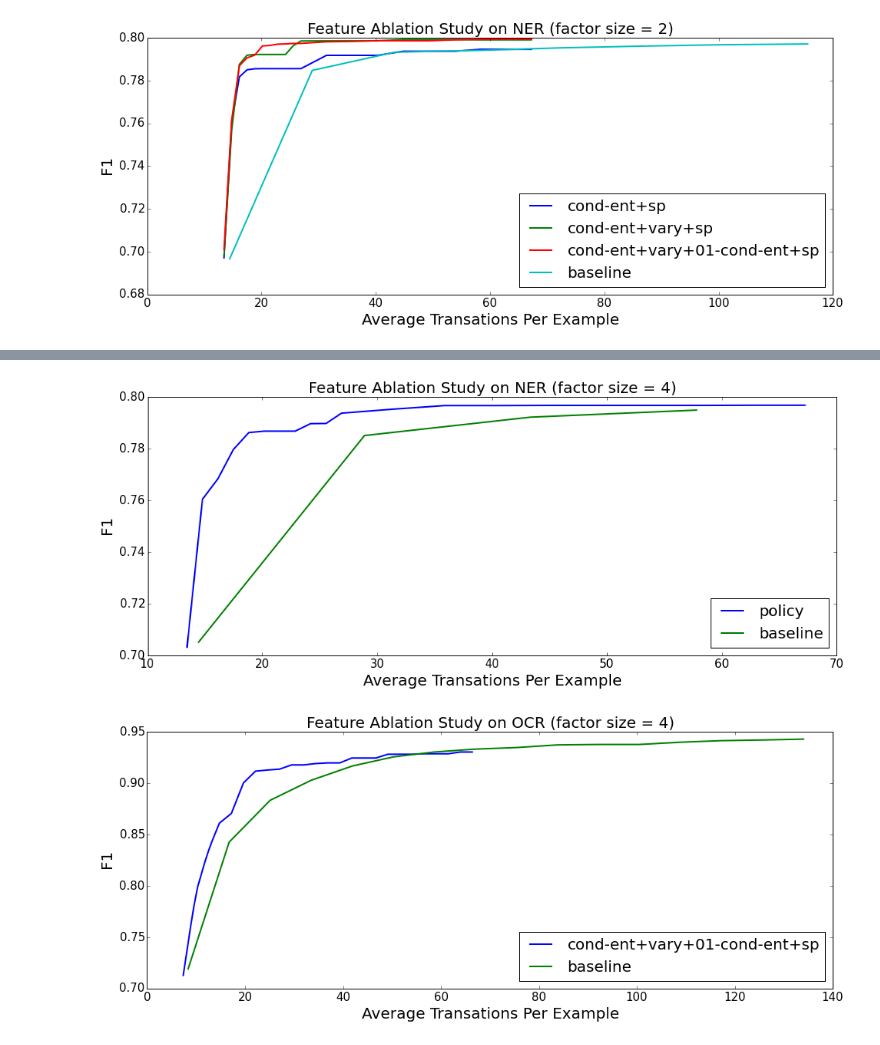
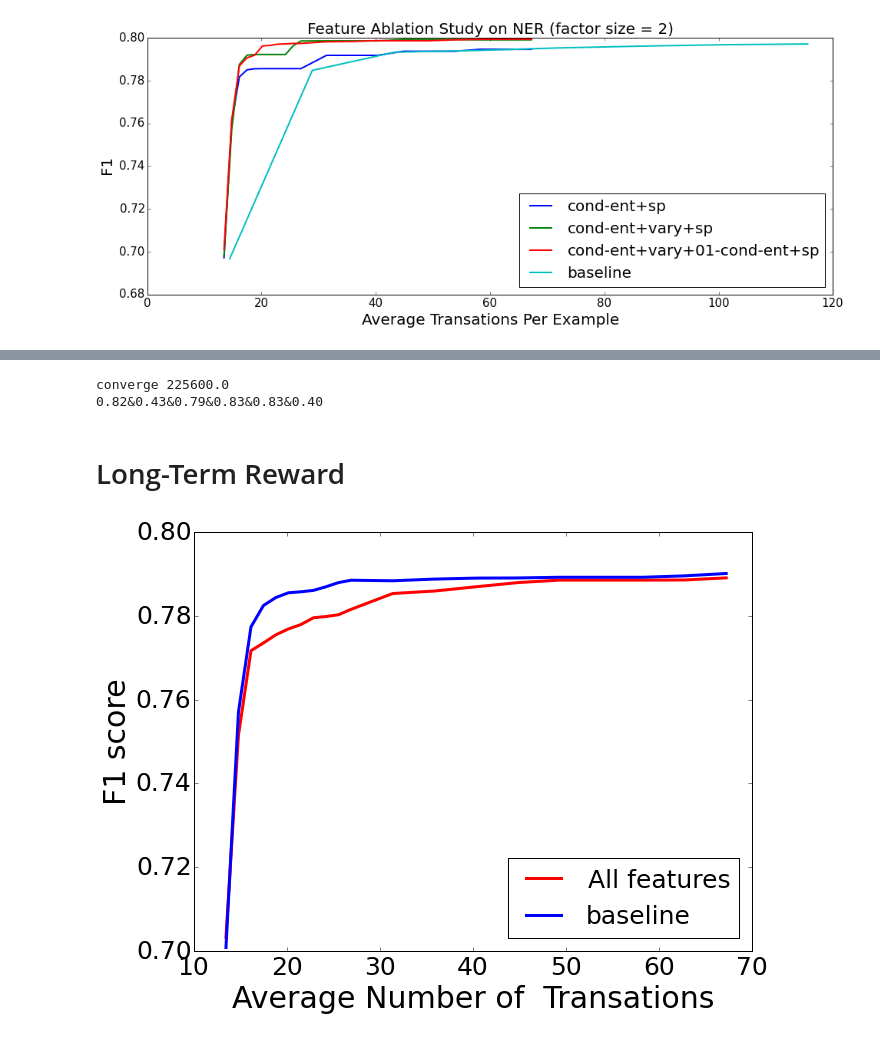
Before and after one commit to strin/HeteroSampler, a Jupyter notebook: shipping.ipynb, the cells around one changed output, grey strips where cells are left out. Saved outputs shown, nothing was run; the diff lists cells and outputs as text; code cells hidden in the pictures.

```diff
--- a/shipping.ipynb
+++ b/shipping.ipynb
@@ -65,37 +64,49 @@ The autoreload extension is already loaded. To reload it, use:
 # %% [markdown]
 # Performance with different budgets
 # %%
+import matplotlib.font_manager as fm
+fm.FontProperties(family='font.serif')
+
 def plotPerformanceWithBudgets(paths, _title, _xlabel, _ylabel,
-    _linewidth = 2.0,
+    _linewidth = 3.0,
     _labelsize = 30,
     _legendsize = 25,
     _ticksize = 25,
-    _markersize = 5):
+    _markersize = 0,
+    time_scale = 1,
+    acc_scale = 1):
     h = figure(num=None, figsize=(10, 7.5), dpi=80)
-    plot(*loadAcc(paths[0]), color='r', marker='s', markersize=_markersize, linewidth=_linewidth)
-    # plot(*loadAcc('test/ner/w2/f2/blockpolicy/oracle-nosp/0/tcall_b*/policy.xml'))
-    plot(*loadAcc(paths[1]), color='b', marker='^', markersize=_markersize, linewidth=_linewidth)
+    (time, acc) = loadAcc(paths[0])
+    plot(np.array(time) / time_scale, np.array(acc) / acc_scale, color='r', marker='s', markersize=_markersize, linewidth=_linewidth)
+    (time, acc) = loadAcc(paths[1])
+    plot(np.array(time) / time_scale, np.array(acc) / acc_scale, color='b', marker='^', markersize=_markersize, linewidth=_linewidth)
     title(_title, fontsize=_labelsize)
     xlabel(_xlabel, fontsize=_labelsize)
     ylabel(_ylabel, fontsize=_labelsize)
     legend(['All features', 'baseline'], loc=4, fontsize=_legendsize)
     tick_params(axis='both', which='major', labelsize=_ticksize)
+    pylab.rcParams['xtick.major.pad']='12'
+    pylab.rcParams['ytick.major.pad']='12'
     return h
 
 def plotPolicyOverhead(path,  _title, _xlabel, _ylabel,
-    _linewidth = 2.0,
+    _linewidth = 3.0,
     _labelsize = 30,
     _legendsize = 25,
     _ticksize = 25,
     _markersize = 5):
     figure(num=None, figsize=(12, 9), dpi=80)
     (time, sample, policy) = loadWallclock(path)
-    plot(time, policy, color='b', linewidth=_linewidth)
-    plot(time, sample, color='r', linewidth=_linewidth)
+    plot(time, np.array(policy), color='b', linewidth=_linewidth)
+    plot(time, np.array(sample)+np.array(policy), color='r', linewidth=_linewidth, fillstyle='bottom')
+    fill_between(time,np.array(sample)+np.array(policy),0,color='#FAA2A2')
+    fill_between(time,np.array(policy),0,color='#ACBBFA')
     title(_title, fontsize=_labelsize)
     xlabel(_xlabel, fontsize=_labelsize)
     ylabel(_ylabel, fontsize=_labelsize)
-    legend(['Policy', 'Sampling'], loc=2, fontsize=_legendsize)
+    pylab.rcParams['xtick.major.pad']='12'
+    pylab.rcParams['ytick.major.pad']='12'
+    legend(['Policy', 'Overall'], loc=2, fontsize=_legendsize)
     tick_params(axis='both', which='major', labelsize=_ticksize)
 # %% [markdown]
 ### to do:
@@ -231,17 +432,23 @@ savefig('figure/ablation/ner-f2-fa.pdf')
+# %%
+area = doAblationAnalysis(['test/opengm/inpaint/blockpolicy/cond-ent+01-cond-ent+sp+nb-vary+nb/tcall_b*/policy.xml',
+                      'test/opengm/inpaint/blockpolicy/cond-ent+01-cond-ent+sp+nb-vary/tcall_b*/policy.xml',
+                      'test/opengm/inpaint/blockpolicy/cond-ent+01-cond-ent+sp+nb/tcall_b*/policy.xml',
+                      'test/opengm/inpaint/blockpolicy/cond-ent+sp+nb-vary+nb/tcall_b*/policy.xml',
+                      'test/opengm/inpaint/blockpolicy/01-cond-ent+sp+nb-vary+nb/tcall_b*/policy.xml',
+                      'test/opengm/inpaint/blockpolicy/cond-ent+01-cond-ent+nb-vary+nb/tcall_b*/policy.xml',
+                      ])
+print '&'.join(['%0.2f' % a for a in area])
+# %% [output]
+converge 225600.0
+0.82&0.43&0.79&0.83&0.83&0.40
+# %% [markdown]
+# Long-Term Reward
 # %%
-plotAblationAnalysis(['test/ner/w2/f4/blockpolicy/all/0/tcall_b*/policy.xml',
-                      'test/ner/w2/f4/gibbs/default/0/tcall_T*/policy.xml'
-                      ], _title='Feature Ablation Study on NER (factor size = 4)',
-                         _legend=['policy', 'baseline'])
-savefig('figure/ablation/ner-f4-fa.pdf')
+h = plotPerformanceWithBudgets(['test/ner/w2/f4/blockpolicy/longreward/R0/tcall_b*/policy.xml',
+                                'test/ner/w2/f4/blockpolicy/longreward/R1/tcall_b*/policy.xml',
+                                'test/ner/w2/f4/gibbs/default/0/tcall_T*/policy.xml'], \
+                           _title='',
+                           _xlabel='Average Number of  Transations',
+                           _ylabel='F1 score')
 # %% [output]
-[figure, old version]
+[figure, new version]
-# %%
-plotAblationAnalysis(['test/ocr/f4/blockpolicy/all/0/tcall_b*/policy.xml',
-#                       'test/ocr/f4/blockpolicy/nb-vary+cond-ent/0/tcall_b*/policy.xml',
-                      'test/ocr/f4/gibbs/default/1/tcall_T*/policy.xml'
-                      ], _title='Feature Ablation Study on OCR (factor size = 4)',
-                        _legend=['cond-ent+vary+01-cond-ent+sp', 'baseline'])
-savefig('figure/ablation/ocr-f4-fa.pdf')
-# %% [output]
-[figure, removed]
```
Also changed, not shown: parts of 33 cells of this notebook, 3 other files.
